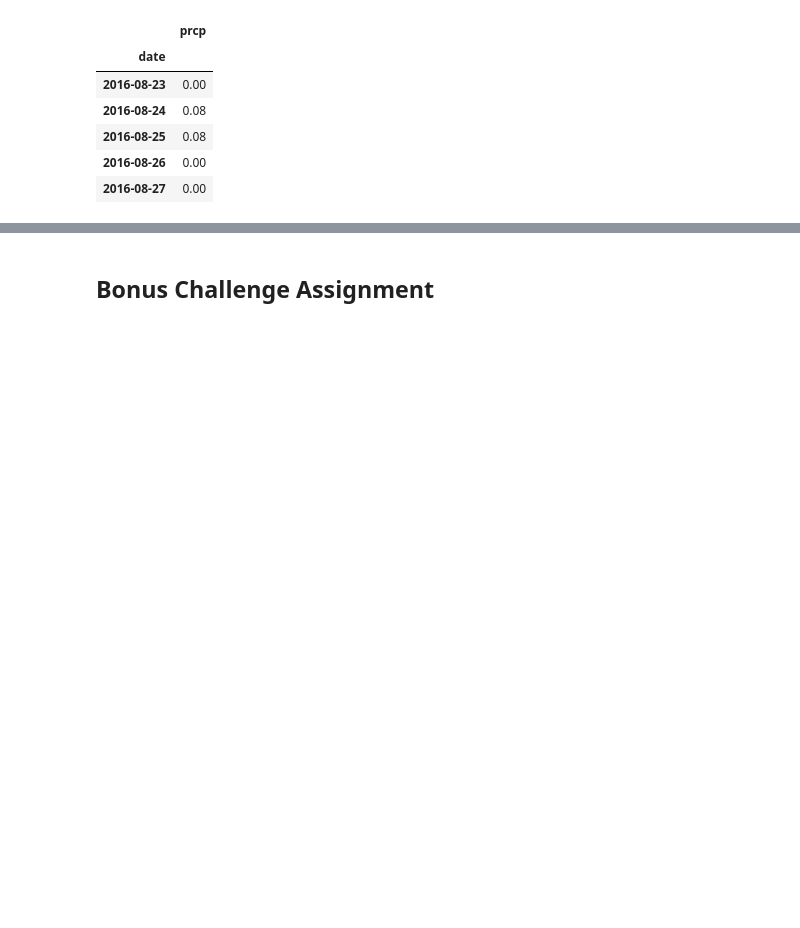
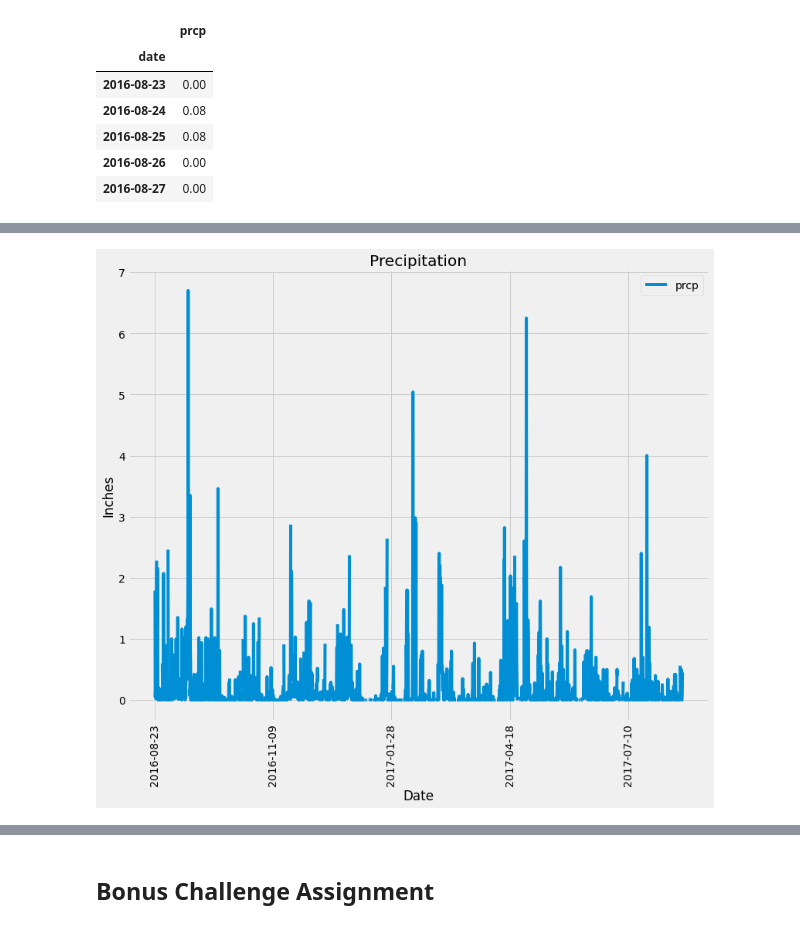
Before and after one commit to erinmlee97/sqlalchemy_challenge, a Jupyter notebook: climate_starter.ipynb, the cells around one changed output, grey strips where cells are left out. Saved outputs shown, nothing was run; the diff lists cells and outputs as text; code cells hidden in the pictures; blank space fills up the shorter version.

```diff
--- a/climate_starter.ipynb
+++ b/climate_starter.ipynb
@@ -136 +136,11 @@ prcp_df.head(10)
+# %%
+# Use Pandas Plotting with Matplotlib to plot the data
+prcp_df.plot(rot=90, figsize=(12,10))
+plt.xlabel("Date")
+plt.ylabel("Inches")
+plt.title("Precipitation")
+#plt.savefig("Output_Images/precipitation.png")
+plt.show()
+# %% [output]
+[figure, added]
 # %%
```
Also changed, not shown: parts of 7 cells of this notebook, 2 other files.
